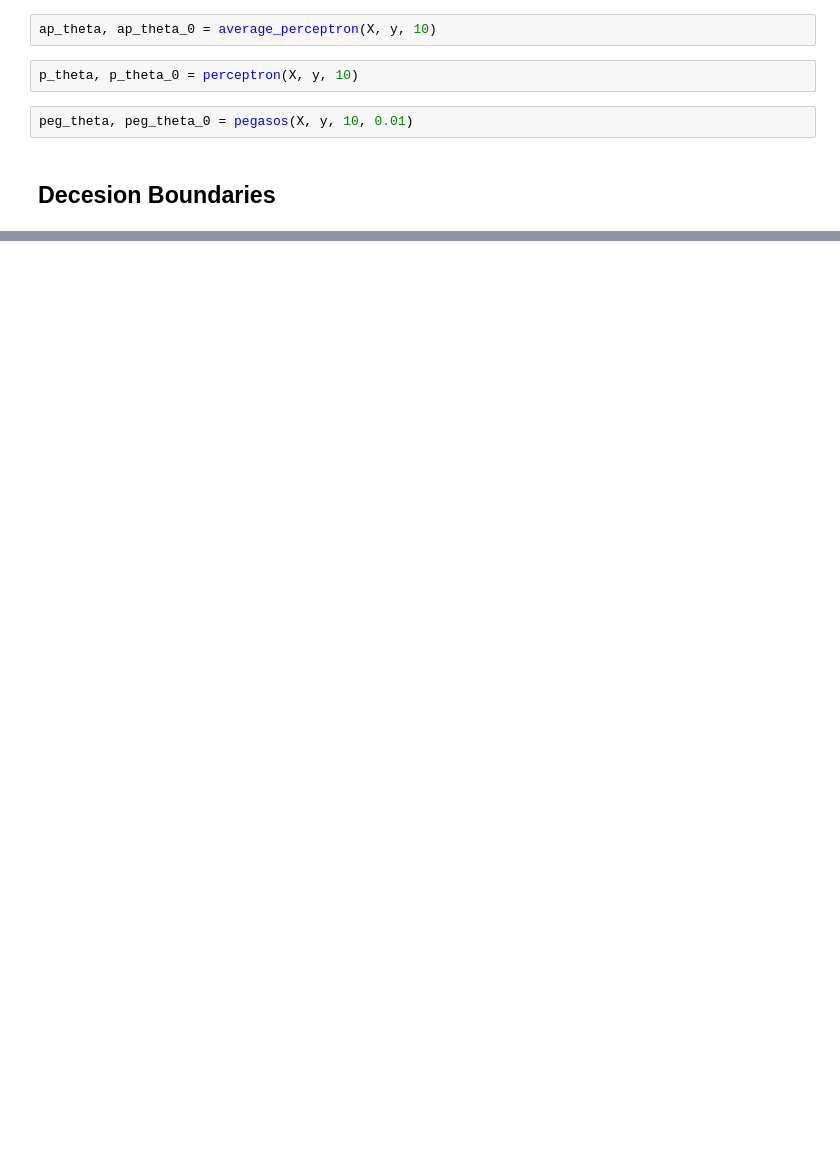
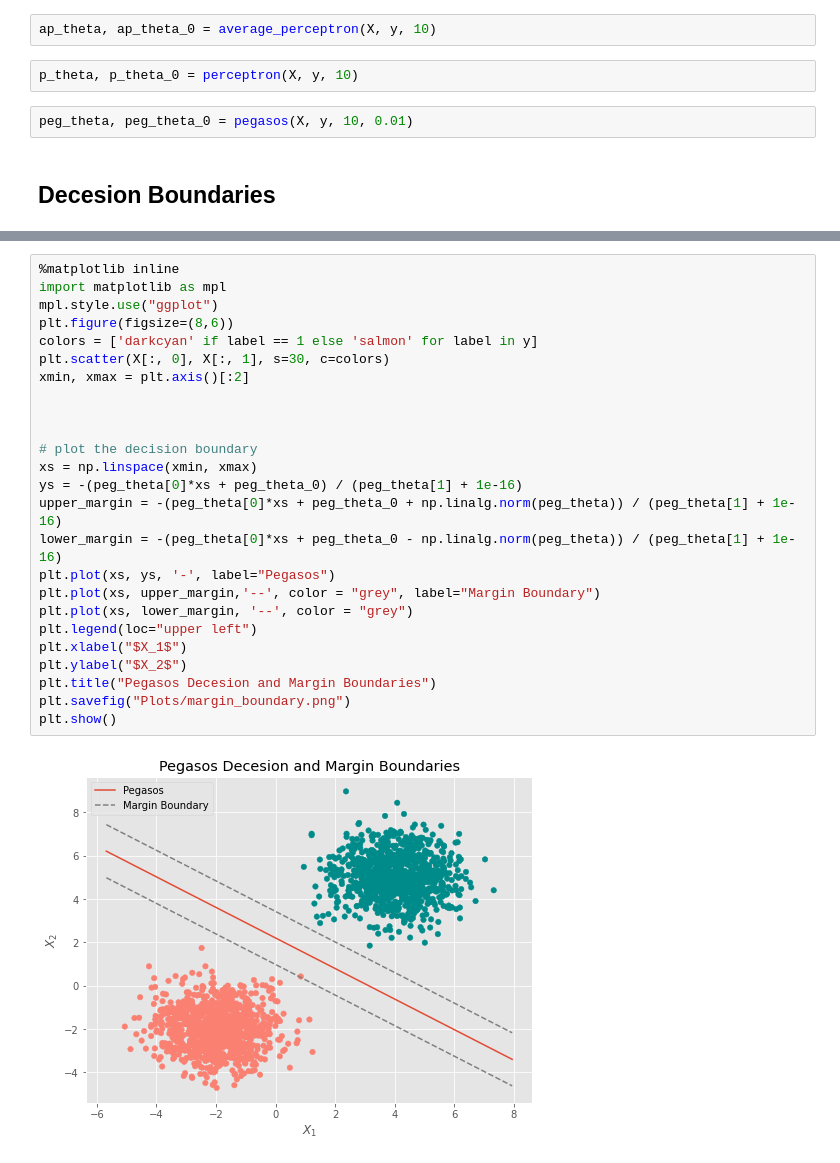
Before and after one commit to ashudva/ML-6.86x, a Jupyter notebook: Review-Analyzer/classifiers.ipynb, the cells around one changed output, grey strips where cells are left out. Cells and saved outputs as stored; diff of their text form; blank space fills up the shorter version.

```diff
--- a/Review-Analyzer/classifiers.ipynb
+++ b/Review-Analyzer/classifiers.ipynb
@@ -662,0 +692,27 @@ plt.savefig("Plots/decision_boundary.png")
+# %%
+%matplotlib inline
+import matplotlib as mpl
+mpl.style.use("ggplot")
+plt.figure(figsize=(8,6))
+colors = ['darkcyan' if label == 1 else 'salmon' for label in y]
+plt.scatter(X[:, 0], X[:, 1], s=30, c=colors)
+xmin, xmax = plt.axis()[:2]
+
+
+
+# plot the decision boundary
+xs = np.linspace(xmin, xmax)
+ys = -(peg_theta[0]*xs + peg_theta_0) / (peg_theta[1] + 1e-16)
+upper_margin = -(peg_theta[0]*xs + peg_theta_0 + np.linalg.norm(peg_theta)) / (peg_theta[1] + 1e-16)
+lower_margin = -(peg_theta[0]*xs + peg_theta_0 - np.linalg.norm(peg_theta)) / (peg_theta[1] + 1e-16)
+plt.plot(xs, ys, '-', label="Pegasos")
+plt.plot(xs, upper_margin,'--', color = "grey", label="Margin Boundary")
+plt.plot(xs, lower_margin, '--', color = "grey")
+plt.legend(loc="upper left")
+plt.xlabel("$X_1$")
+plt.ylabel("$X_2$")
+plt.title("Pegasos Decesion and Margin Boundaries")
+plt.savefig("Plots/margin_boundary.png")
+plt.show()
+# %% [output]
+[figure, added]
```
Also changed, not shown: parts of 7 cells of this notebook, 1 other file.
